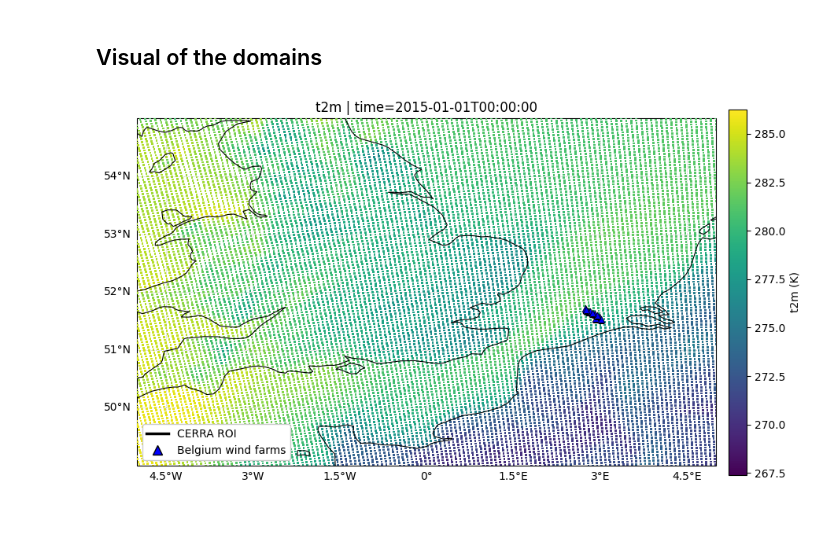
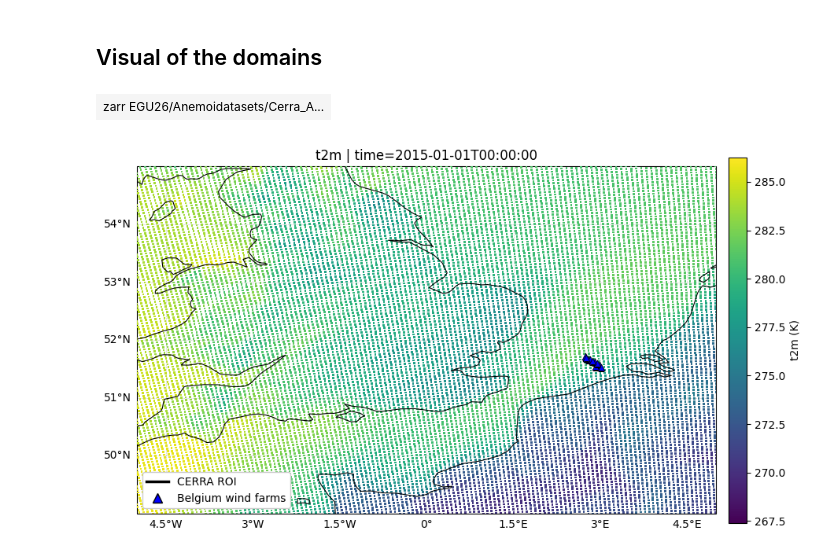
Before and after one commit to UAntwerpM4S/WindAI, a Jupyter notebook: data/inspect_data.ipynb, the cells around one changed output. Saved outputs shown, nothing was run; the diff lists cells and outputs as text; code cells hidden in the pictures; blank space fills up the shorter version.

```diff
--- a/data/inspect_data.ipynb
+++ b/data/inspect_data.ipynb
@@ -21,6 +21,10 @@ import matplotlib.patches as mpatches
 era5   = open_dataset("EGU26/Anemoidatasets/era5_A_large.zarr")
 cerra  = open_dataset("EGU26/Anemoidatasets/Cerra_A_large.zarr")
 farms  = pd.read_csv("/mnt/weatherloss/WindPower/data/NorthSea/Power/windfarm_metadata.csv")
+# %%
+cerra
+# %% [output]
+| zarr EGU26/Anemoidatasets/Cerra_A... |
 # %%
 time_idx      = 0
 variable_name = "t2m"   # change as needed
```
Also changed, not shown: 3 other files.
